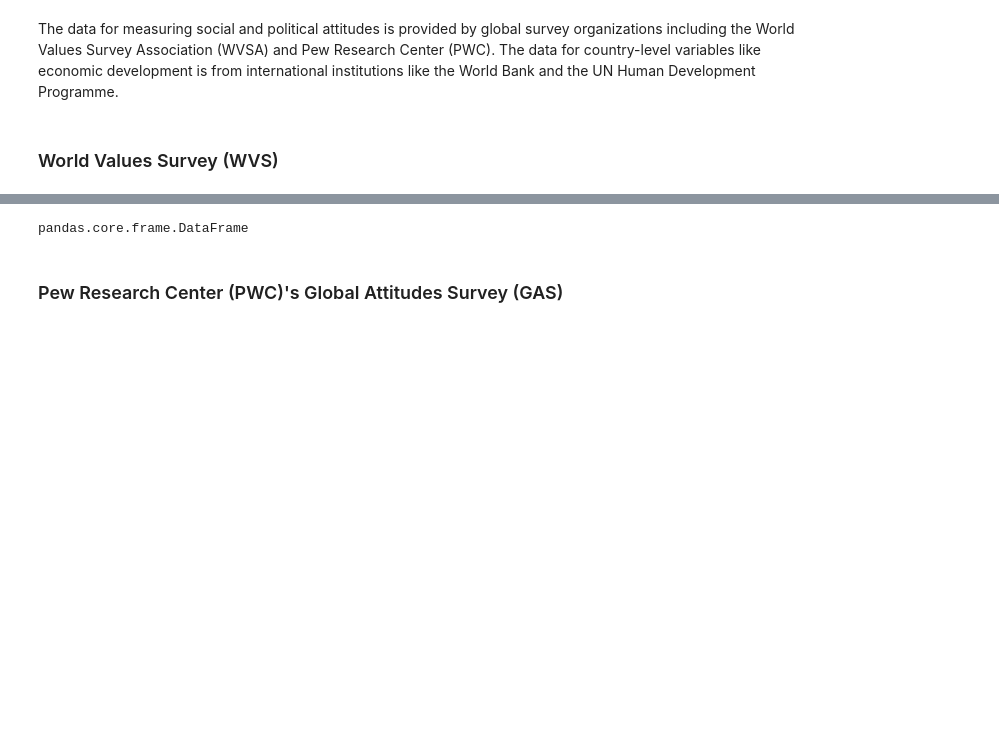
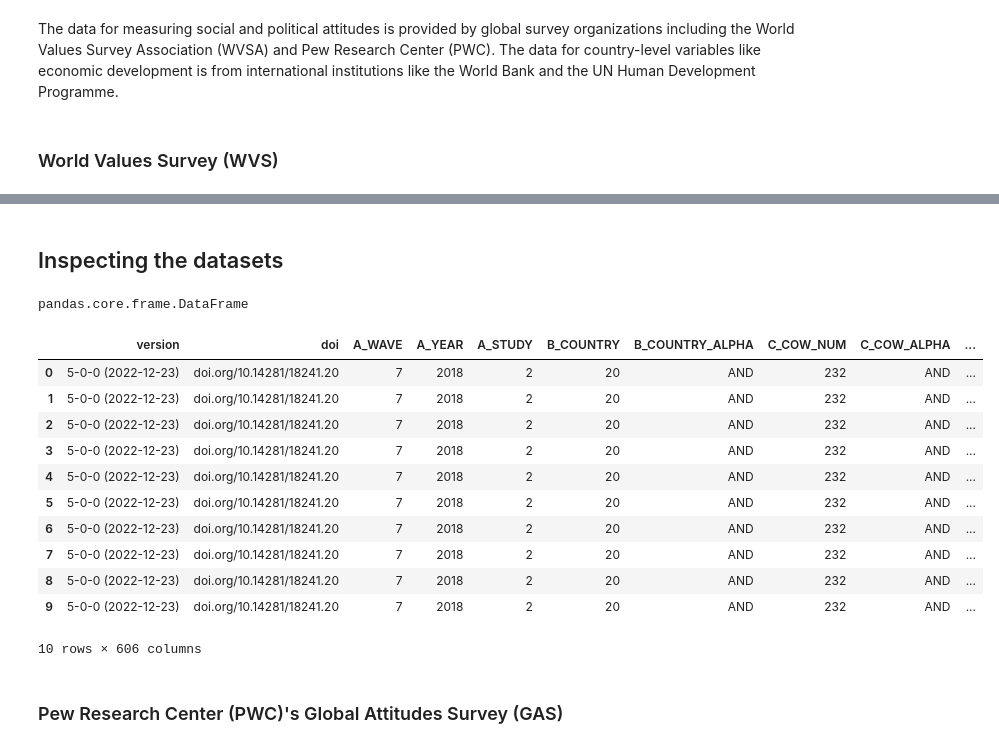
Before and after one commit to JohnH99/the-political-spectrum-in-crosscultural-perspective, a Jupyter notebook: data_analysis_cross_cultural_political_spectrum.ipynb, the cells around one changed output, grey strips where cells are left out. Saved outputs shown, nothing was run; the diff lists cells and outputs as text; code cells hidden in the pictures; blank space fills up the shorter version.

```diff
--- a/data_analysis_cross_cultural_political_spectrum.ipynb
+++ b/data_analysis_cross_cultural_political_spectrum.ipynb
@@ -39,7 +39,24 @@ Name: CPARTYABB, Length: 87822, dtype: object
+# %% [markdown]
+## Inspecting the datasets
 # %%
 type(wvs7)
 # %% [output]
 pandas.core.frame.DataFrame
+# %%
+wvs7.head(10)
+# %% [output]
+|  | version | doi | A_WAVE | A_YEAR | A_STUDY | B_COUNTRY | B_COUNTRY_ALPHA | C_COW_NUM | C_COW_ALPHA | ... |
+| 0 | 5-0-0 (2022-12-23) | doi.org/10.14281/18241.20 | 7 | 2018 | 2 | 20 | AND | 232 | AND | ... |
+| 1 | 5-0-0 (2022-12-23) | doi.org/10.14281/18241.20 | 7 | 2018 | 2 | 20 | AND | 232 | AND | ... |
+| 2 | 5-0-0 (2022-12-23) | doi.org/10.14281/18241.20 | 7 | 2018 | 2 | 20 | AND | 232 | AND | ... |
+| 3 | 5-0-0 (2022-12-23) | doi.org/10.14281/18241.20 | 7 | 2018 | 2 | 20 | AND | 232 | AND | ... |
+| 4 | 5-0-0 (2022-12-23) | doi.org/10.14281/18241.20 | 7 | 2018 | 2 | 20 | AND | 232 | AND | ... |
+| 5 | 5-0-0 (2022-12-23) | doi.org/10.14281/18241.20 | 7 | 2018 | 2 | 20 | AND | 232 | AND | ... |
+| 6 | 5-0-0 (2022-12-23) | doi.org/10.14281/18241.20 | 7 | 2018 | 2 | 20 | AND | 232 | AND | ... |
+| 7 | 5-0-0 (2022-12-23) | doi.org/10.14281/18241.20 | 7 | 2018 | 2 | 20 | AND | 232 | AND | ... |
+| 8 | 5-0-0 (2022-12-23) | doi.org/10.14281/18241.20 | 7 | 2018 | 2 | 20 | AND | 232 | AND | ... |
+| 9 | 5-0-0 (2022-12-23) | doi.org/10.14281/18241.20 | 7 | 2018 | 2 | 20 | AND | 232 | AND | ... |
+10 rows × 606 columns
 # %% [markdown]
 ### Pew Research Center (PWC)'s Global Attitudes Survey (GAS)
 # %% [markdown]
```
Also changed, not shown: parts of 173 cells of this notebook.
